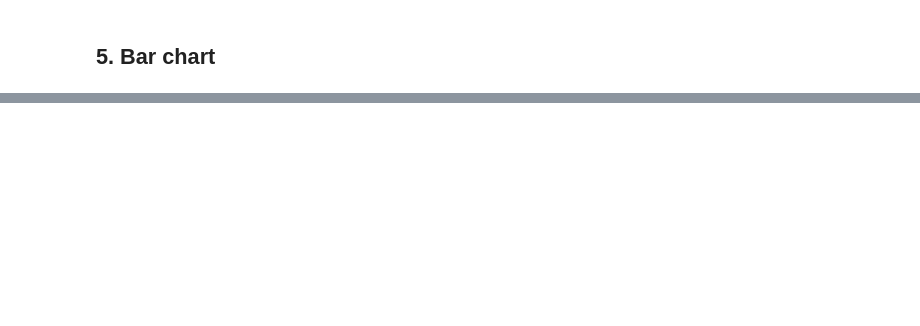
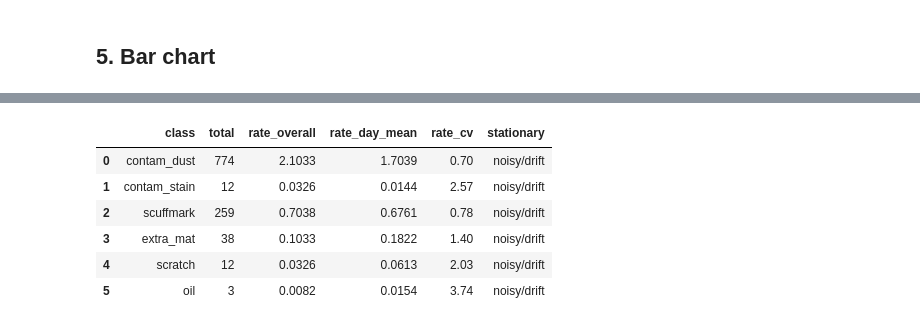
Before and after one commit to northlnwza/WD_Internship, a Jupyter notebook: Analysis/count_classes.ipynb, the cells around one changed output, grey strips where cells are left out. Cells and saved outputs as stored; diff of their text form; code cells hidden in the pictures; blank space fills up the shorter version.

```diff
--- a/Analysis/count_classes.ipynb
+++ b/Analysis/count_classes.ipynb
@@ -94,0 +250,23 @@ print('saved:', out_png)
+# %%
+tot_imgs = int(day_df['images'].sum())
+stab = []
+for cid, name in zip(ids, cols):
+    total = int(day_df[name].sum())
+    day_rates = day_df[name].values / day_df['images'].values
+    mean = day_rates.mean()
+    cv = day_rates.std() / mean if mean else np.nan
+    stab.append({'class': name, 'total': total,
+                 'rate_overall': round(total / tot_imgs, 4),
+                 'rate_day_mean': round(mean, 4),
+                 'rate_cv': round(cv, 2) if np.isfinite(cv) else np.nan,
+                 'stationary': 'ok' if (np.isfinite(cv) and cv < 0.5) else 'noisy/drift'})
+stab_df = pd.DataFrame(stab)
+stab_df
+# %% [output]
+|  | class | total | rate_overall | rate_day_mean | rate_cv | stationary |
+| 0 | contam_dust | 774 | 2.1033 | 1.7039 | 0.70 | noisy/drift |
+| 1 | contam_stain | 12 | 0.0326 | 0.0144 | 2.57 | noisy/drift |
+| 2 | scuffmark | 259 | 0.7038 | 0.6761 | 0.78 | noisy/drift |
+| 3 | extra_mat | 38 | 0.1033 | 0.1822 | 1.40 | noisy/drift |
+| 4 | scratch | 12 | 0.0326 | 0.0613 | 2.03 | noisy/drift |
+| 5 | oil | 3 | 0.0082 | 0.0154 | 3.74 | noisy/drift |
```
Also changed, not shown: parts of 20 cells of this notebook, 1 other file.
